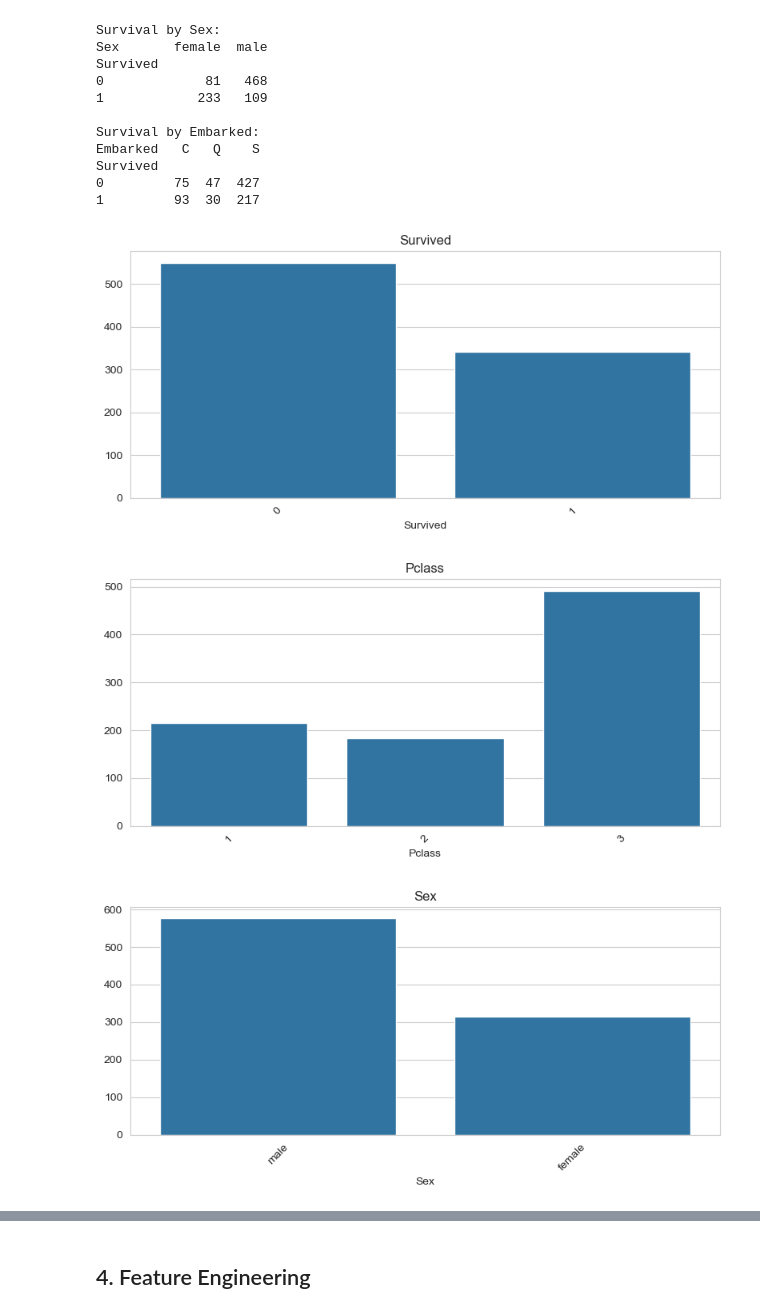
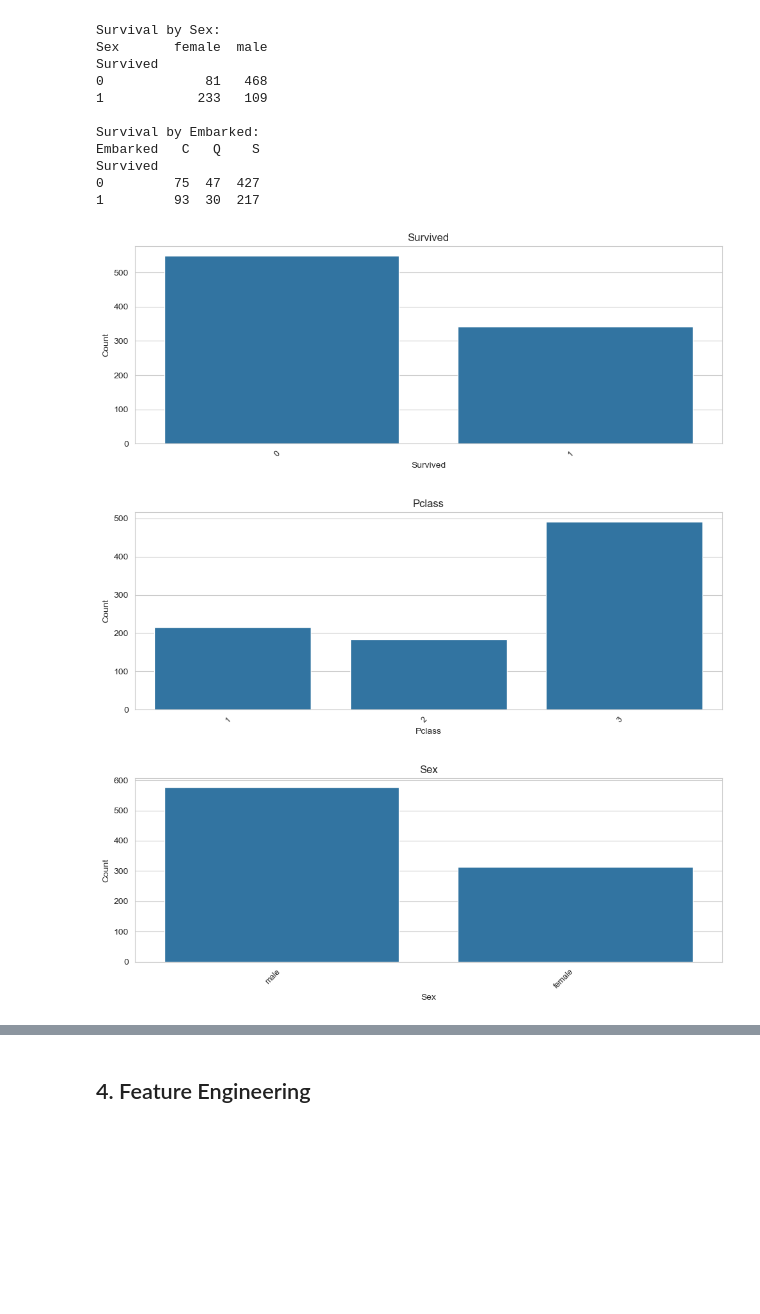
Before and after one commit to Aerobrid/DS_Kaggle_Titanic, a Jupyter notebook: titanic-project-example.ipynb, the cells around one changed output, grey strips where cells are left out. Saved outputs shown, nothing was run; the diff lists cells and outputs as text; code cells hidden in the pictures; blank space fills up the shorter version.

Commit message:
add high-cardinal column cap so we can read the x-axis for some plots

```diff
--- a/titanic-project-example.ipynb
+++ b/titanic-project-example.ipynb
@@ -196,14 +196,23 @@ Survived
 # %%
 # categorical value counts
 for col in df_cat.columns:
     counts = df_cat[col].value_counts()
-    plt.figure(figsize=(8, 4))
+
+    # Cap high-cardinality columns to top 15 for readability
+    if len(counts) > 15:
+        counts = counts.head(15)
+        title = f"{col} (Top 15)"
+    else:
+        title = col
+
+    plt.figure(figsize=(10, 4))
     sns.barplot(x=counts.index, y=counts.values)
-    plt.title(col)
-    plt.xticks(rotation=45)
+    plt.title(title)
+    plt.xticks(rotation=45, ha='right', fontsize=9)
+    plt.ylabel('Count')
     plt.tight_layout()
     plt.show()
 # %% [output]
-[figure, old version]
+[figure, new version]
-[figure, old version]
+[figure, new version]
-[figure, old version]
+[figure, new version]
```
Also changed, not shown: parts of 1 cell of this notebook.
